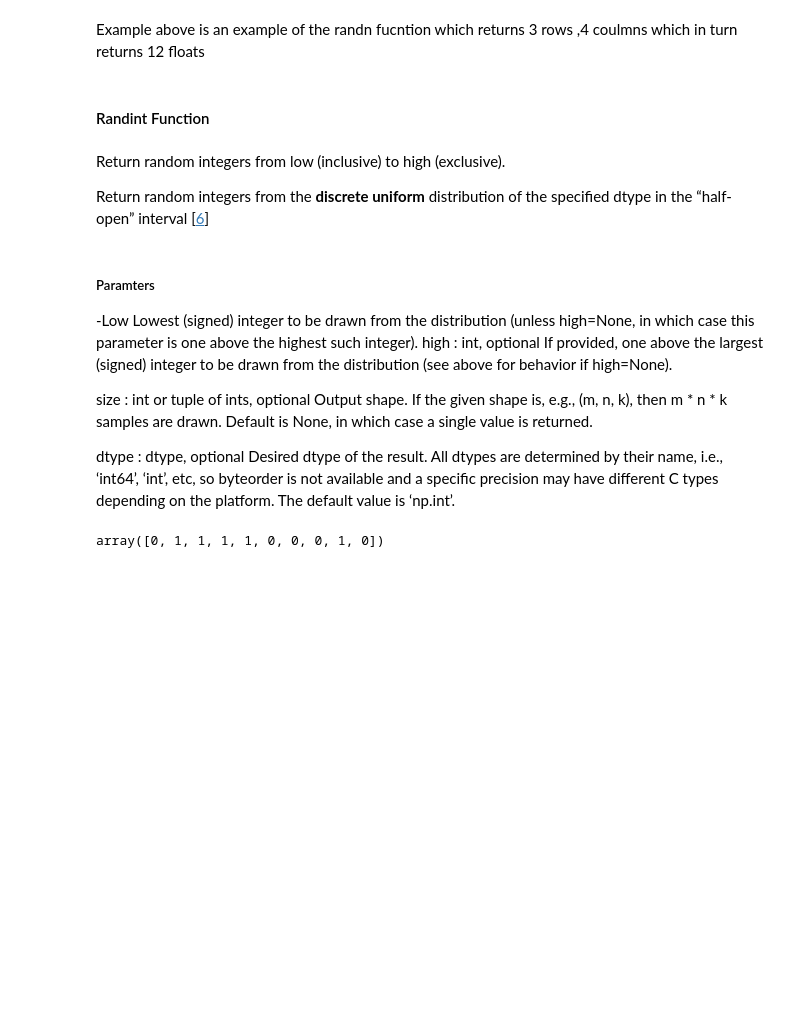
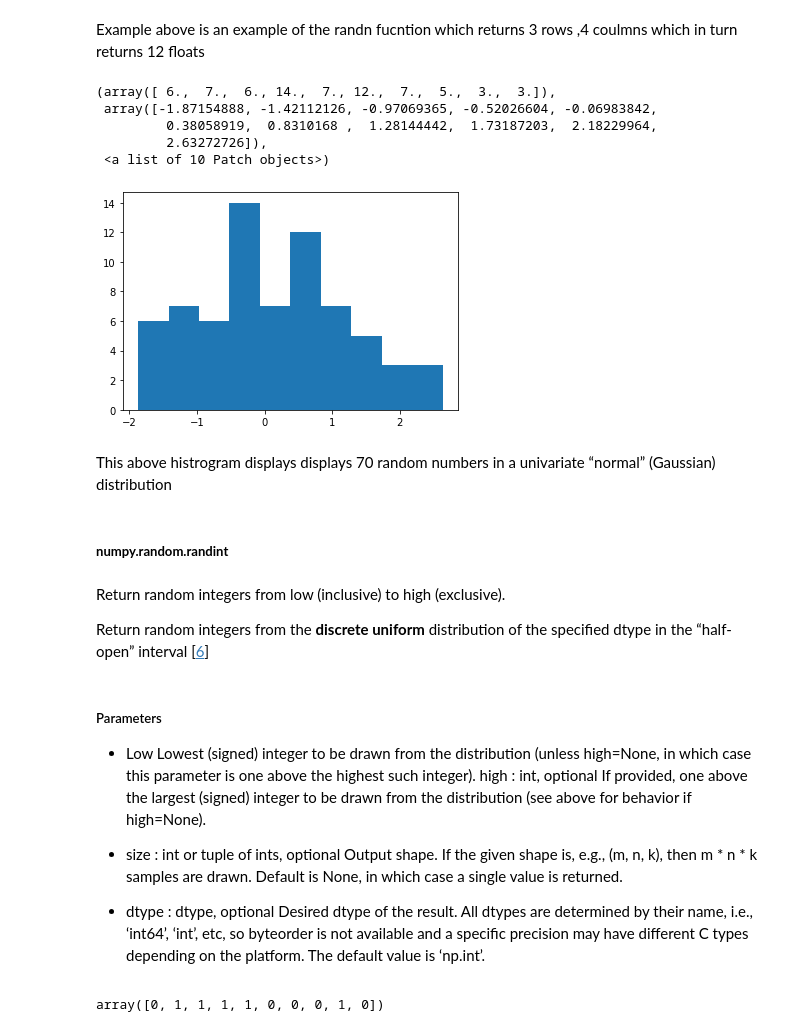
Before and after one commit to neadie/ProgrammingForDataAnalysisAssignment, a Jupyter notebook: ProgrammingForDataAnalysisProject.ipynb, the cells around one changed output. Drawn from its saved outputs; the diff is of its cells as text; code cells hidden in the pictures; blank space fills up the shorter version.

```diff
--- a/ProgrammingForDataAnalysisProject.ipynb
+++ b/ProgrammingForDataAnalysisProject.ipynb
@@ -71,21 +73,32 @@ array([[ 1.30221395, -0.51076144, -0.68381547,  0.63725297],
        [ 1.12180475, -1.14795602,  0.76359755, -0.59444819]])
 # %% [markdown]
 Example above is an example of the randn fucntion which returns 3 rows ,4 coulmns which in turn returns 12 floats
-# %% [markdown]
-#### Randint Function
+# %%
+y = np.random.randn(70)
+plt.hist(y)
+# %% [output]
+(array([ 6.,  7.,  6., 14.,  7., 12.,  7.,  5.,  3.,  3.]),
+ array([-1.87154888, -1.42112126, -0.97069365, -0.52026604, -0.06983842,
+         0.38058919,  0.8310168 ,  1.28144442,  1.73187203,  2.18229964,
+         2.63272726]),
+ <a list of 10 Patch objects>)
+[figure, added]
+# %% [markdown]
+This above histrogram displays displays 70 random numbers in a univariate “normal” (Gaussian) distribution
+# %% [markdown]
+##### **numpy.random.randint**
 # %% [markdown]
 Return random integers from low (inclusive) to high (exclusive).
 
 Return random integers from the **discrete uniform** distribution of the specified dtype in the “half-open” interval [[6](https://docs.scipy.org/doc/numpy-1.15.0/reference/generated/numpy.random.randint.html#numpy.random.randint)]
 # %% [markdown]
-##### Paramters
+##### Parameters
 
--Low Lowest (signed) integer to be drawn from the distribution (unless high=None, in which case this parameter is one above the highest such integer).
+- Low Lowest (signed) integer to be drawn from the distribution (unless high=None, in which case this parameter is one above the highest such integer).
 high : int, optional
 If provided, one above the largest (signed) integer to be drawn from the distribution (see above for behavior if high=None).
 
-size : int or tuple of ints, optional
+- size : int or tuple of ints, optional
 Output shape. If the given shape is, e.g., (m, n, k), then m * n * k samples are drawn. Default is None, in which case a single value is returned.
-
-dtype : dtype, optional
+- dtype : dtype, optional
 Desired dtype of the result. All dtypes are determined by their name, i.e., ‘int64’, ‘int’, etc, so byteorder is not available and a specific precision may have different C types depending on the platform. The default value is ‘np.int’.
```
Also changed, not shown: parts of 51 cells of this notebook, 1 other file.
